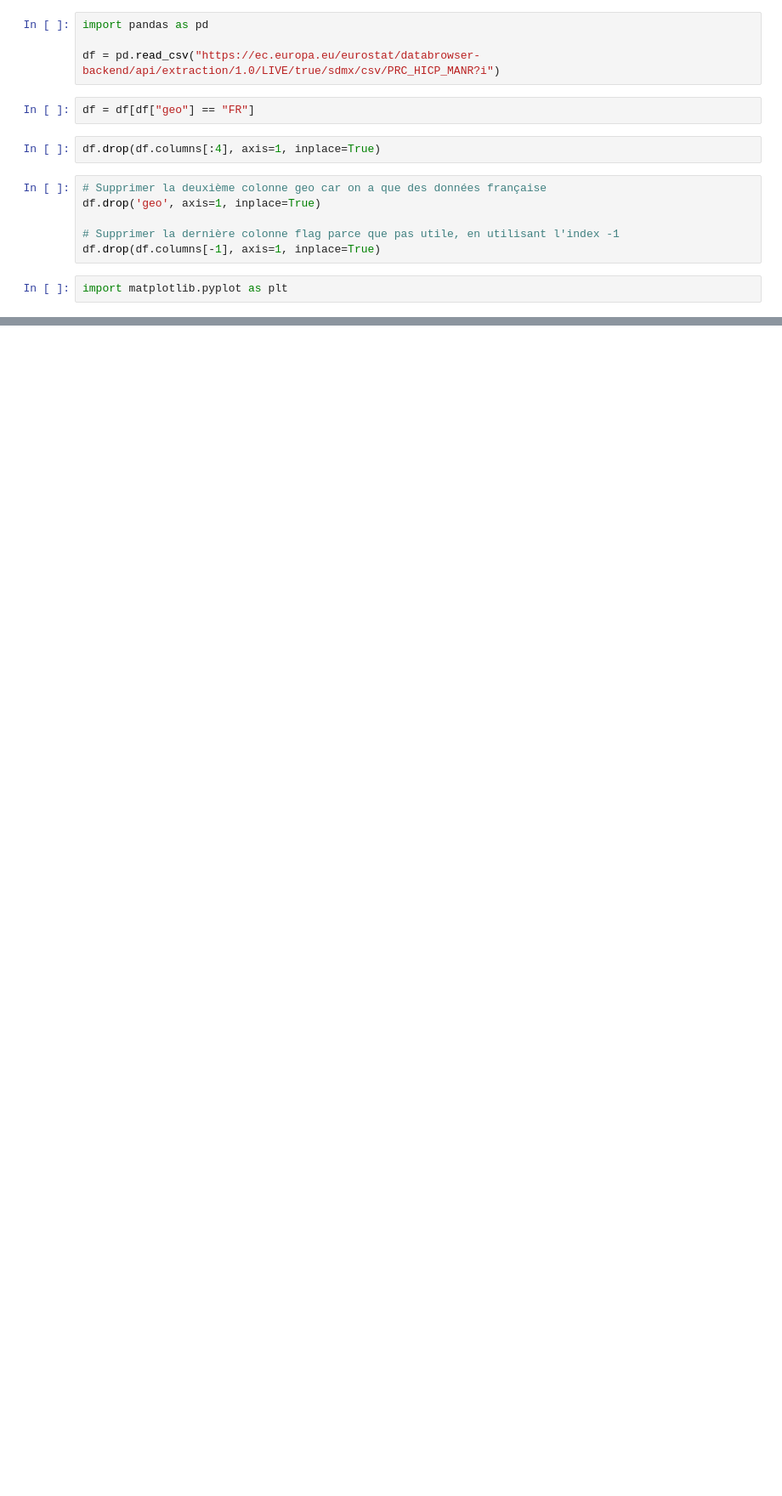
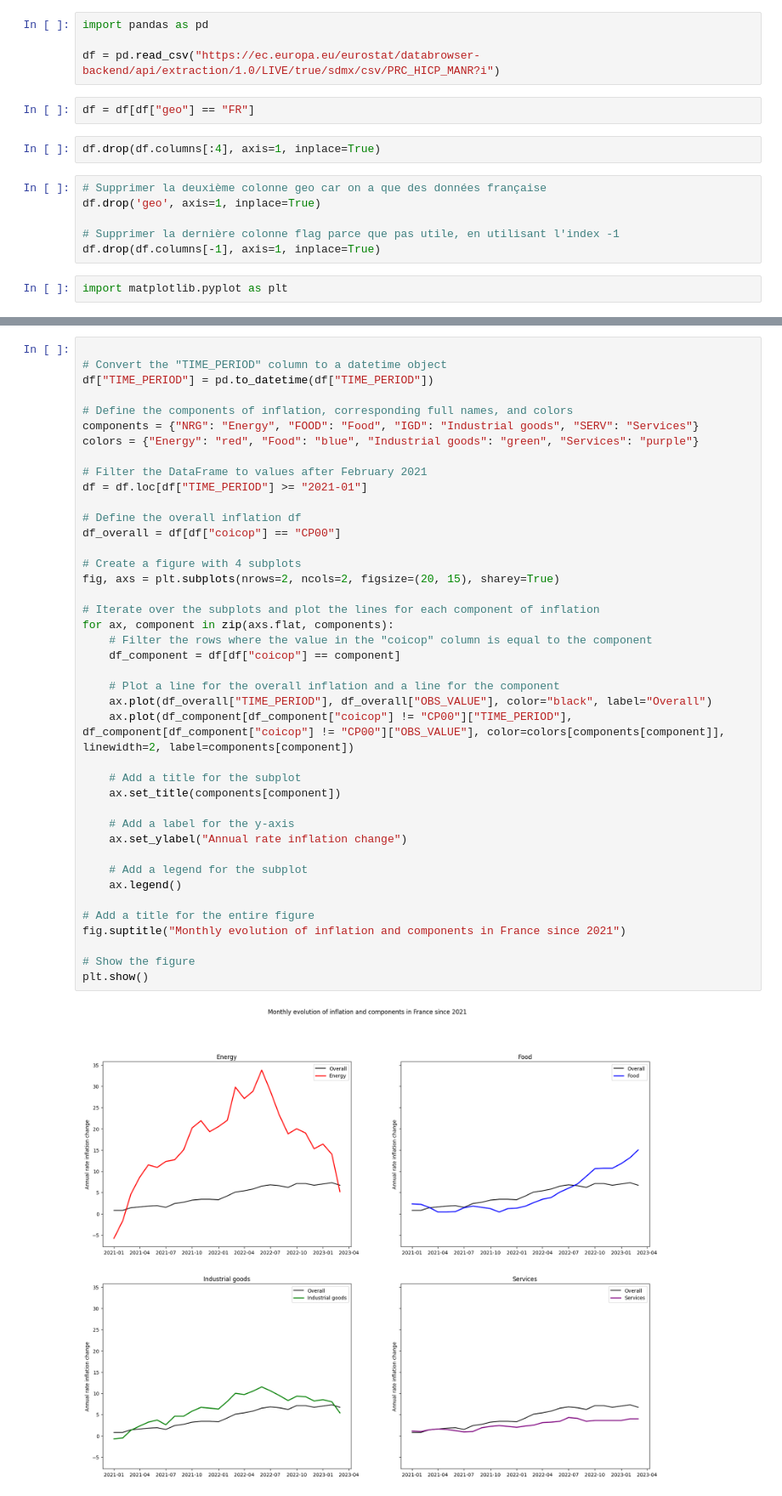
Before and after one commit to rm951/memoireESCP, a Jupyter notebook: figure2.ipynb, the cells around one changed output, grey strips where cells are left out. Shown at 85% size. Saved outputs shown, nothing was run; the diff lists cells and outputs as text; blank space fills up the shorter version.

Commit message:
Updated figure 2

```diff
--- a/figure2.ipynb
+++ b/figure2.ipynb
@@ -81,0 +17,43 @@ See the caveats in the documentation: https://pandas.pydata.org/pandas-docs/stab
+# %%
+
+# Convert the "TIME_PERIOD" column to a datetime object
+df["TIME_PERIOD"] = pd.to_datetime(df["TIME_PERIOD"])
+
+# Define the components of inflation, corresponding full names, and colors
+components = {"NRG": "Energy", "FOOD": "Food", "IGD": "Industrial goods", "SERV": "Services"}
+colors = {"Energy": "red", "Food": "blue", "Industrial goods": "green", "Services": "purple"}
+
+# Filter the DataFrame to values after February 2021
+df = df.loc[df["TIME_PERIOD"] >= "2021-01"]
+
+# Define the overall inflation df
+df_overall = df[df["coicop"] == "CP00"]
+
+# Create a figure with 4 subplots
+fig, axs = plt.subplots(nrows=2, ncols=2, figsize=(20, 15), sharey=True)
+
+# Iterate over the subplots and plot the lines for each component of inflation
+for ax, component in zip(axs.flat, components):
+    # Filter the rows where the value in the "coicop" column is equal to the component
+    df_component = df[df["coicop"] == component]
+
+    # Plot a line for the overall inflation and a line for the component
+    ax.plot(df_overall["TIME_PERIOD"], df_overall["OBS_VALUE"], color="black", label="Overall")
+    ax.plot(df_component[df_component["coicop"] != "CP00"]["TIME_PERIOD"], df_component[df_component["coicop"] != "CP00"]["OBS_VALUE"], color=colors[components[component]], linewidth=2, label=components[component])
+
+    # Add a title for the subplot
+    ax.set_title(components[component])
+
+    # Add a label for the y-axis
+    ax.set_ylabel("Annual rate inflation change")
+
+    # Add a legend for the subplot
+    ax.legend()
+
+# Add a title for the entire figure
+fig.suptitle("Monthly evolution of inflation and components in France since 2021")
+
+# Show the figure
+plt.show()
+# %% [output]
+[figure, added]
```
Also changed, not shown: parts of 1 cell of this notebook.
